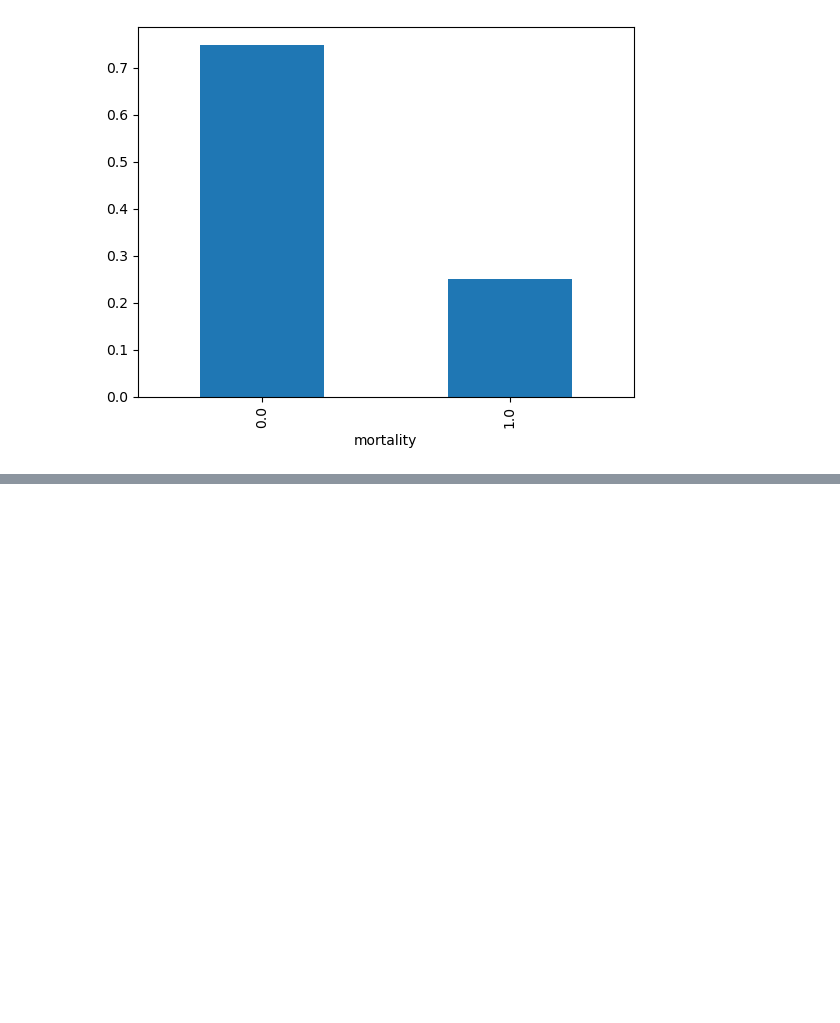
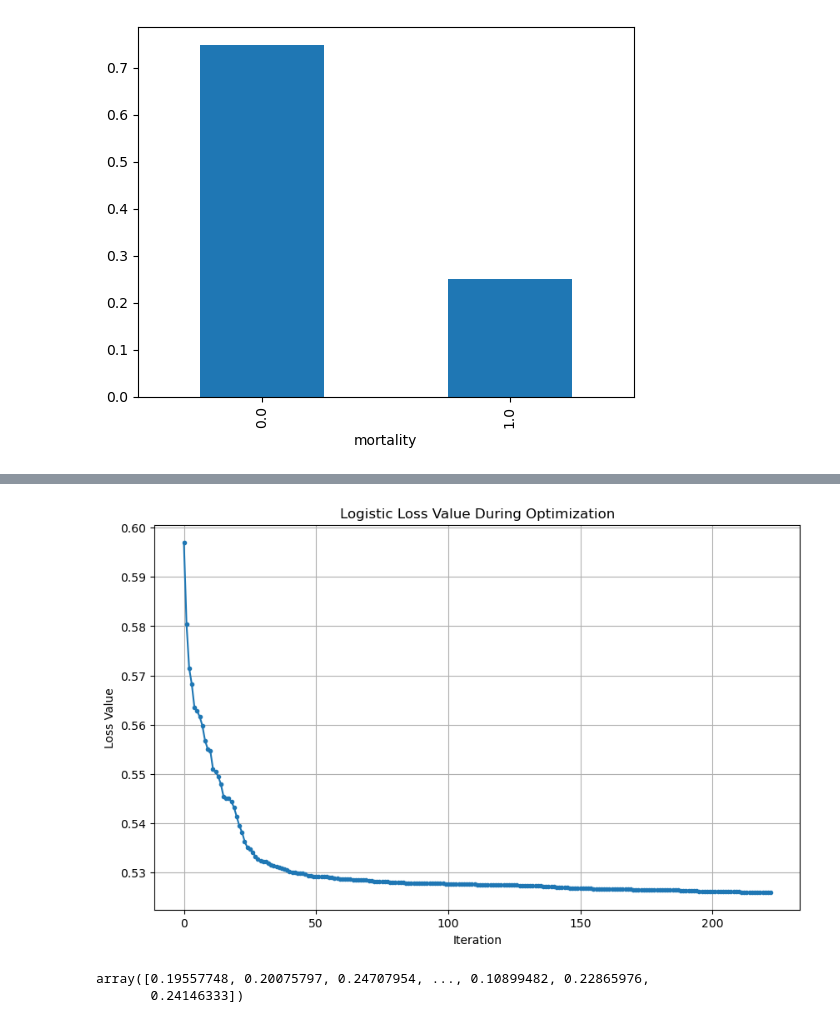
Before and after one commit to Johneinsteinwong/COMP7015_GroupProject, a Jupyter notebook: training.ipynb, the cells around one changed output, grey strips where cells are left out. Drawn from its saved outputs; the diff is of its cells as text; code cells hidden in the pictures; blank space fills up the shorter version.

```diff
--- a/training.ipynb
+++ b/training.ipynb
@@ -32,0 +145,4 @@ Name: proportion, dtype: float64
+# %%
+logit = logisticModel()
+result, loss_values = logit.fit(x,y)
+print("Optimized parameters (b):", result.x)
@@ -32,0 +167,16 @@ Name: proportion, dtype: float64
+# %%
+# Plot the loss values after optimization
+plt.figure(figsize=(10, 6))
+plt.plot(loss_values, marker='.', linestyle='-')
+plt.title('Logistic Loss Value During Optimization')
+plt.xlabel('Iteration')
+plt.ylabel('Loss Value')
+plt.grid()
+plt.show()
+# %% [output]
+[figure, added]
+# %%
+logit.predict(x)
+# %% [output]
+array([0.19557748, 0.20075797, 0.24707954, ..., 0.10899482, 0.22865976,
+       0.24146333])
```
Also changed, not shown: parts of 11 cells of this notebook, 1 other file.
